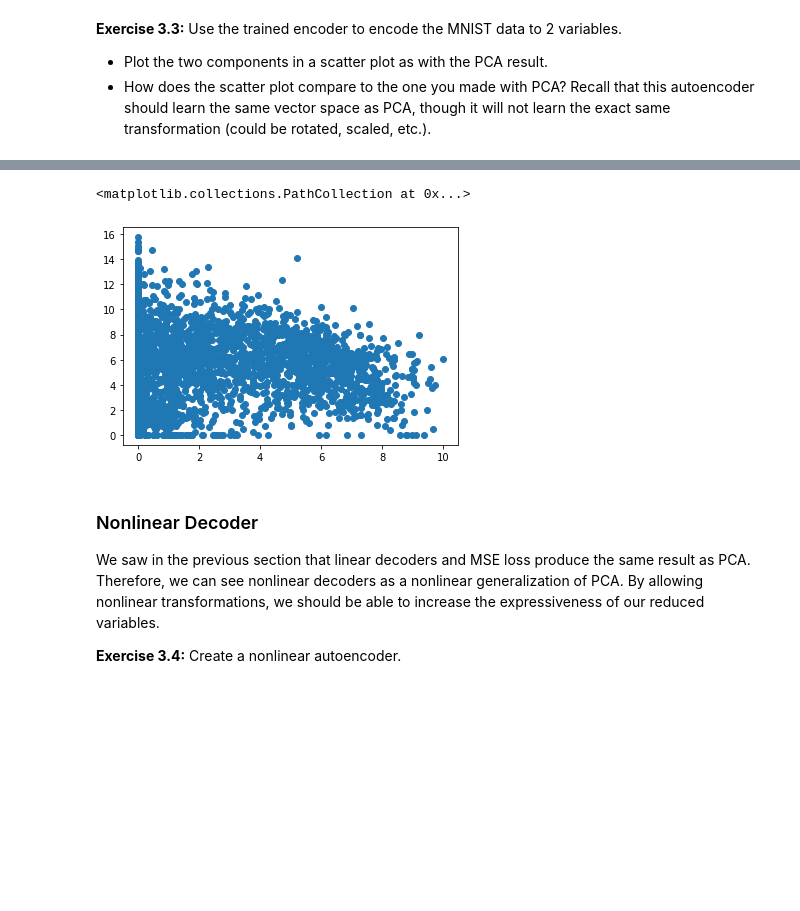
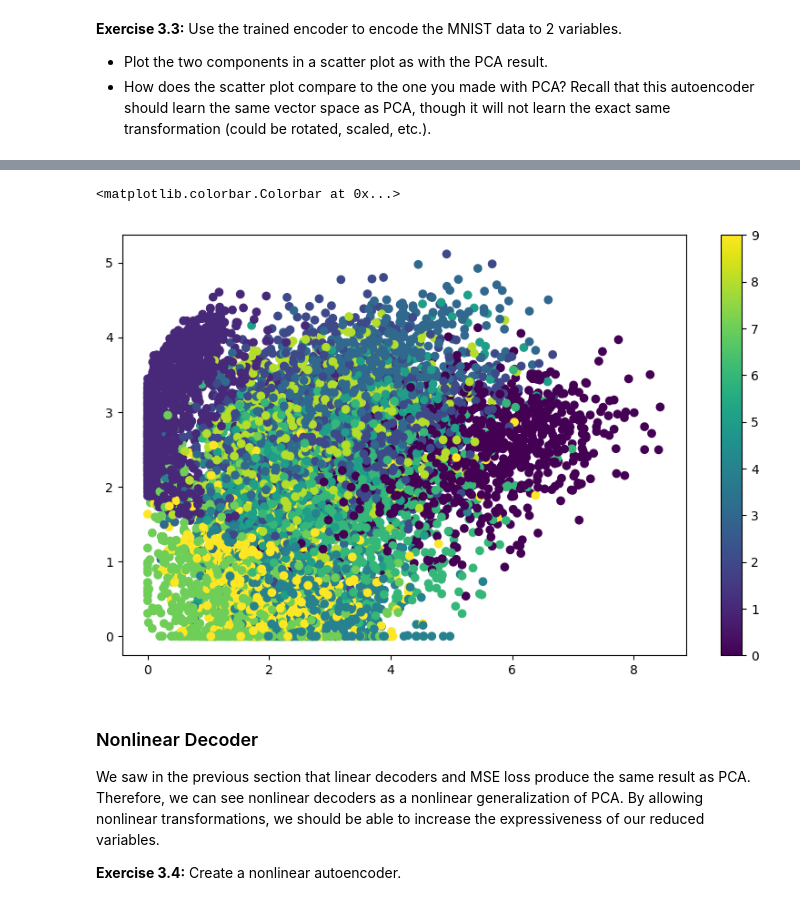
Before and after one commit to nnguyenu/ML-basic, a Jupyter notebook: Autoencoder.ipynb, the cells around one changed output, grey strips where cells are left out. Cells and saved outputs as stored; diff of their text form; code cells hidden in the pictures; blank space fills up the shorter version.

```diff
--- a/Autoencoder.ipynb
+++ b/Autoencoder.ipynb
@@ -333,5 +235,8 @@ plt.plot(np.arange(0, 10), history.history['loss'])
 - How does the scatter plot compare to the one you made with PCA?  Recall that this autoencoder should learn the same vector space as PCA, though it will not learn the exact same transformation (could be rotated, scaled, etc.).
 # %%
 newX = encoder.predict(X_train)
-plt.scatter(newX[:5000,0], newX[:5000,1])
+points = 10000
+plt.figure(figsize=(10, 6))
+plt.scatter(newX[:points,0], newX[:points,1], c=y_train[:points])
+plt.colorbar()
 # %% [output]
@@ -339,5 +244,5 @@ plt.scatter(newX[:5000,0], newX[:5000,1])
-<matplotlib.collections.PathCollection at 0x...>
+<matplotlib.colorbar.Colorbar at 0x...>
-[figure, old version]
+[figure, new version]
 # %% [markdown]
 ### Nonlinear Decoder
 
```
Also changed, not shown: parts of 25 cells of this notebook.
